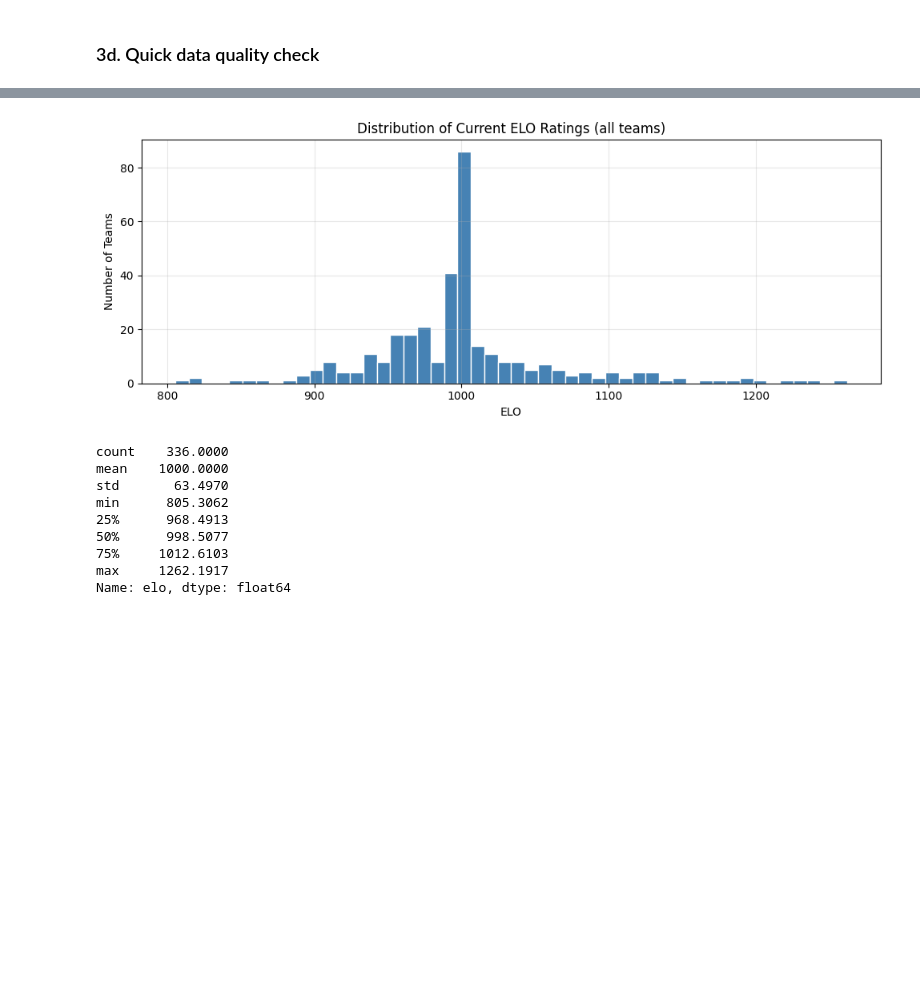
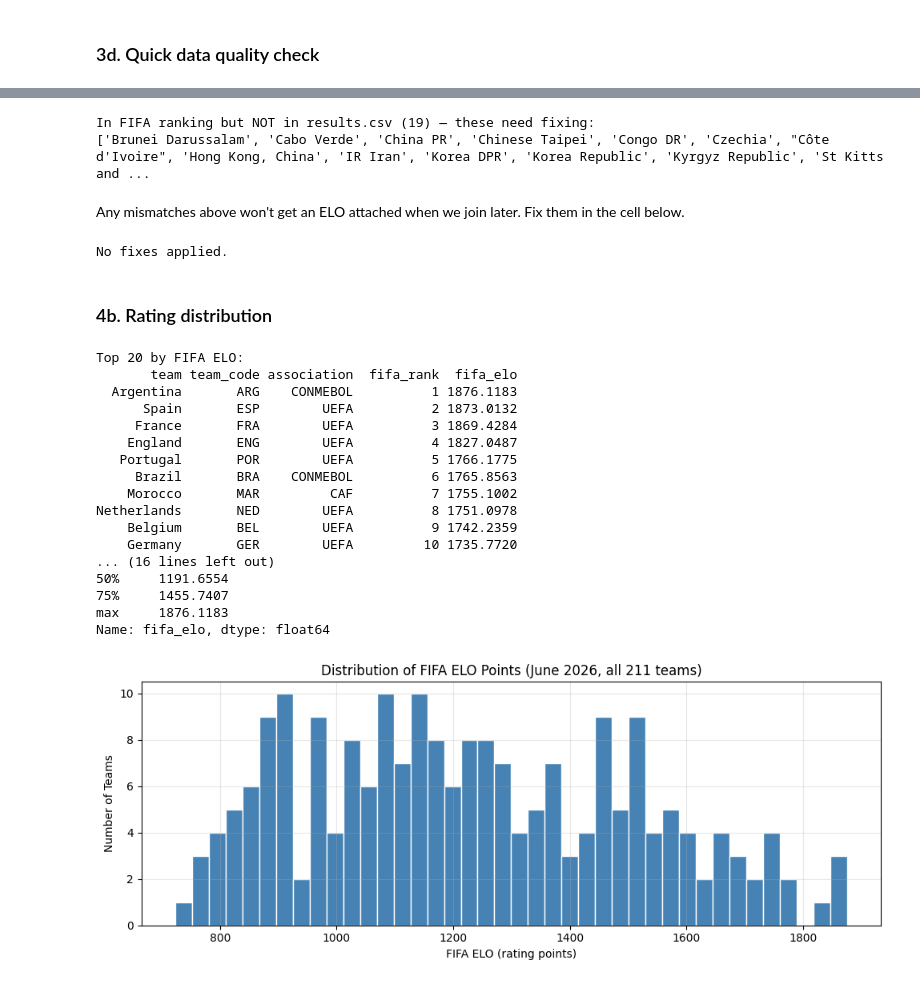
Before and after one commit to StefanIlic1/world-cup-predictions, a Jupyter notebook: src/01_data_cleaning_and_elo.ipynb, the cells around one changed output, grey strips where cells are left out. Saved outputs shown, nothing was run; the diff lists cells and outputs as text; code cells hidden in the pictures; blank space fills up the shorter version.

Commit message:
use fifa rankings current

```diff
--- a/src/01_data_cleaning_and_elo.ipynb
+++ b/src/01_data_cleaning_and_elo.ipynb
@@ -428,0 +165,7 @@ Most teams cluster near the 1000 baseline. Outliers at the top represent the eli
+# %%
+# Keep only what we need and rename for clarity
+fifa_rank = fifa_rank[['team', 'team_code', 'association', 'rank', 'points']].copy()
+fifa_rank = fifa_rank.rename(columns={'points': 'fifa_elo', 'rank': 'fifa_rank'})
+
+print(f'Teams in FIFA ranking: {len(fifa_rank)}')
+fifa_rank.head()
@@ -429,22 +184,62 @@ Most teams cluster near the 1000 baseline. Outliers at the top represent the eli
+# %%
+results_teams = set(pd.unique(results[['home_team', 'away_team']].values.ravel()))
+ranking_teams = set(fifa_rank['team'])
+
+in_ranking_not_results = sorted(ranking_teams - results_teams)
+
+print(f'In FIFA ranking but NOT in results.csv ({len(in_ranking_not_results)}) — these need fixing:')
+print(in_ranking_not_results)
+# %% [output]
+In FIFA ranking but NOT in results.csv (19) — these need fixing:
+['Brunei Darussalam', 'Cabo Verde', 'China PR', 'Chinese Taipei', 'Congo DR', 'Czechia', "Côte d'Ivoire", 'Hong Kong, China', 'IR Iran', 'Korea DPR', 'Korea Republic', 'Kyrgyz Republic', 'St Kitts and ...
+# %% [markdown]
+Any mismatches above won't get an ELO attached when we join later. Fix them in the cell below.
+# %%
+# Fill in any mismatches found above: {FIFA ranking name: results.csv name}
+RANKING_NAME_FIX = {
+    # e.g. 'IR Iran': 'Iran',
+}
+
+if RANKING_NAME_FIX:
+    fifa_rank['team'] = fifa_rank['team'].replace(RANKING_NAME_FIX)
+    print('Applied fixes:', RANKING_NAME_FIX)
+else:
+    print('No fixes applied.')
+# %% [output]
+No fixes applied.
+# %% [markdown]
+### 4b. Rating distribution
+# %%
+print('Top 20 by FIFA ELO:')
+print(fifa_rank.head(20).to_string(index=False))
+print()
+print(fifa_rank['fifa_elo'].describe())
+# %% [output]
+Top 20 by FIFA ELO:
+       team team_code association  fifa_rank  fifa_elo
+  Argentina       ARG    CONMEBOL          1 1876.1183
+      Spain       ESP        UEFA          2 1873.0132
+     France       FRA        UEFA          3 1869.4284
+    England       ENG        UEFA          4 1827.0487
+   Portugal       POR        UEFA          5 1766.1775
+     Brazil       BRA    CONMEBOL          6 1765.8563
+    Morocco       MAR         CAF          7 1755.1002
+Netherlands       NED        UEFA          8 1751.0978
+    Belgium       BEL        UEFA          9 1742.2359
+    Germany       GER        UEFA         10 1735.7720
+... (16 lines left out)
+50%     1191.6554
+75%     1455.7407
+max     1876.1183
+Name: fifa_elo, dtype: float64
 # %%
 fig, ax = plt.subplots(figsize=(10, 4))
-ax.hist(current_elo['elo'], bins=50, color='steelblue', edgecolor='white')
-ax.set_title('Distribution of Current ELO Ratings (all teams)')
-ax.set_xlabel('ELO')
+ax.hist(fifa_rank['fifa_elo'], bins=40, color='steelblue', edgecolor='white')
+ax.set_title('Distribution of FIFA ELO Points (June 2026, all 211 teams)')
+ax.set_xlabel('FIFA ELO (rating points)')
 ax.set_ylabel('Number of Teams')
 ax.grid(True, alpha=0.3)
 plt.tight_layout()
 plt.show()
-
-print(current_elo['elo'].describe())
 # %% [output]
-[figure, old version]
+[figure, new version]
-count    336.0000
-mean    1000.0000
-std       63.4970
-min      805.3062
-25%      968.4913
-50%      998.5077
-75%     1012.6103
-max     1262.1917
-Name: elo, dtype: float64
```
Also changed, not shown: parts of 35 cells of this notebook, 5 other files.
